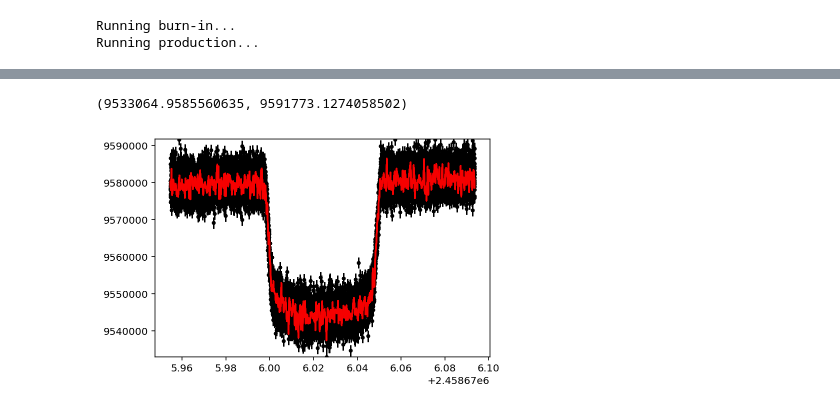
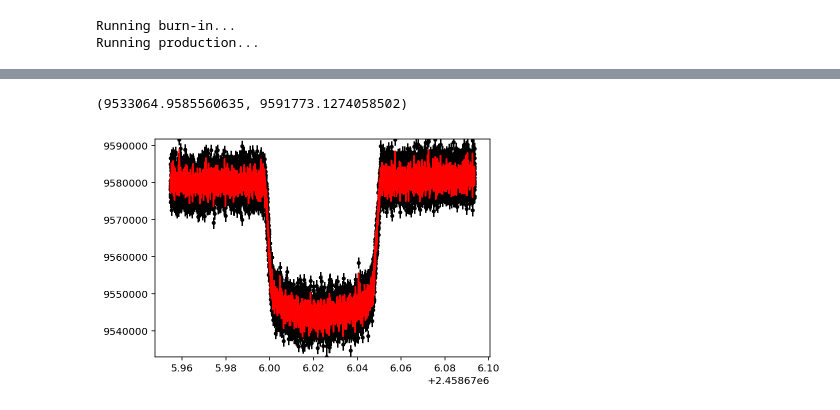
Before and after one commit to bmorris3/libra, a Jupyter notebook: notebooks/archive_fit.ipynb, the cells around one changed output, grey strips where cells are left out. Cells and saved outputs as stored; diff of their text form; code cells hidden in the pictures.

```diff
--- a/notebooks/archive_fit.ipynb
+++ b/notebooks/archive_fit.ipynb
@@ -239,7 +270,7 @@ sampler = emcee.EnsembleSampler(nwalkers, ndim, log_probability,
 
 print("Running burn-in...")
 p0 = initial + 1e-4 * np.random.randn(nwalkers, ndim)
-p0, lp, _ = sampler.run_mcmc(p0, 3000)
+p0, lp, _ = sampler.run_mcmc(p0, 7000)
 
 print("Running production...")
 sampler.reset()
@@ -256,0 +295,10 @@ plt.show()
+# %%
+%matplotlib inline
+plt.errorbar(x, y, yerr=yerr, fmt=".k", zorder=-100)
+
+bestp = sampler.flatchain[np.argmax(sampler.flatlnprobability), :]
+gp.set_parameter_vector(bestp)
+mu, var = gp.predict(y, t, return_var=True)
+std = np.sqrt(var)
+plt.fill_between(t, mu-std, mu+std, color='r', alpha=0.5)
+plt.show()
@@ -257,15 +307,15 @@ plt.show()
 # %%
 plt.errorbar(x, y, yerr=yerr, fmt=".k", zorder=-100)
 
 samples = sampler.flatchain
-for s in samples[np.random.randint(len(samples), size=300)]:
+for s in samples[np.random.randint(len(samples), size=100)]:
     gp.set_parameter_vector(s)
     mu = gp.predict(y, t, return_cov=False)
-    plt.plot(t, mu, color='r', alpha=0.1, zorder=100)
+    plt.plot(t, mu, color='r', alpha=0.5, zorder=100)
 plt.ylim([y.min(), y.max()])
 # %% [output]
 (9533064.9585560635, 9591773.1274058502)
-[figure, old version]
+[figure, new version]
 # %%
 n_transits = np.round((samples_t0.mean() - mid_transit_answer) / trappist1('h').per)
 
```
Also changed, not shown: parts of 6 cells of this notebook, 3 other files.
